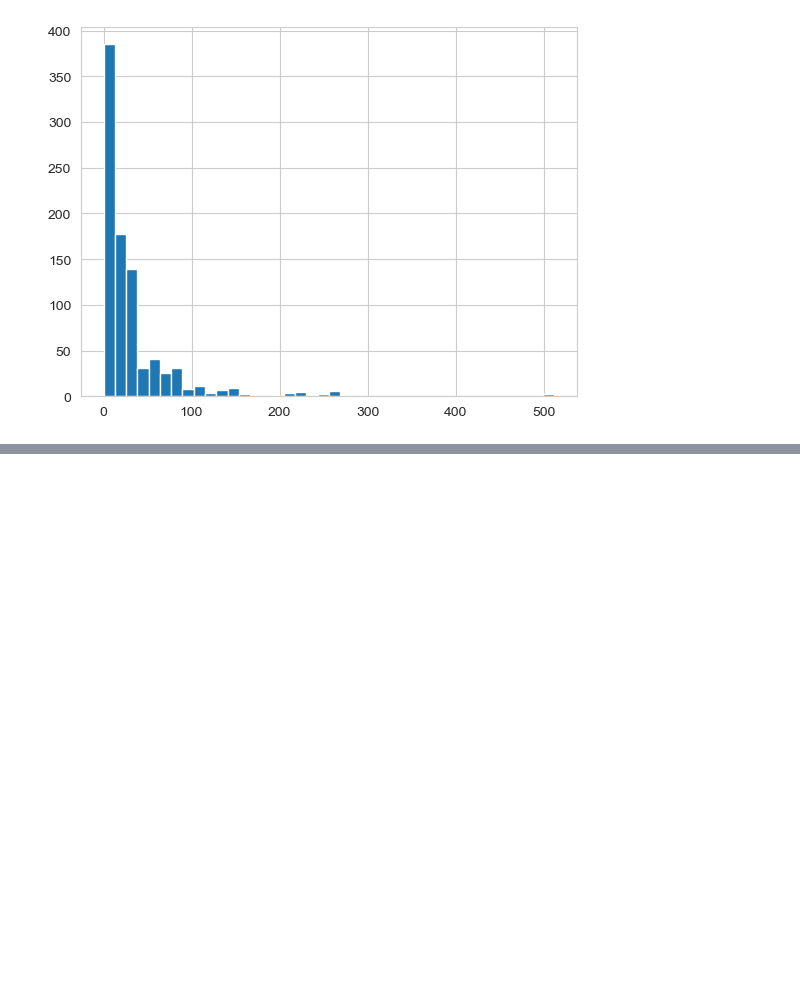
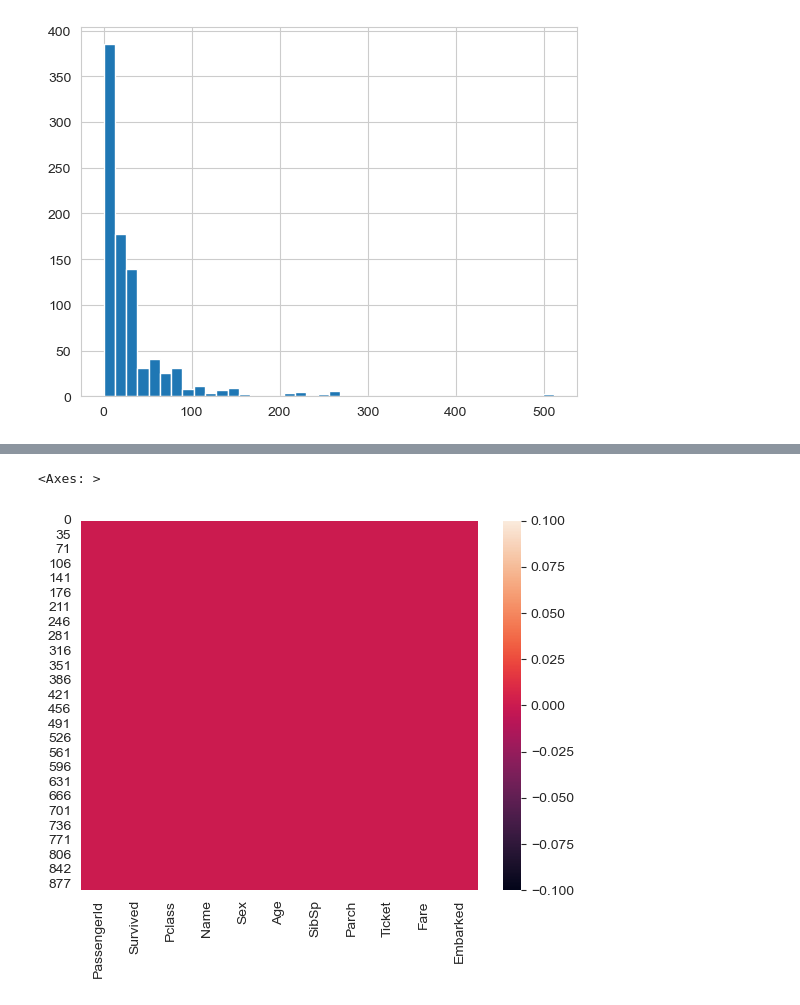
Before and after one commit to joharkhan99/Data-Science-Crash-Course, a Jupyter notebook: Machine_Learning/Logistic_Regression/Logistic Regression.ipynb, the cells around one changed output, grey strips where cells are left out. Saved outputs shown, nothing was run; the diff lists cells and outputs as text; code cells hidden in the pictures; blank space fills up the shorter version.

```diff
--- a/Machine_Learning/Logistic_Regression/Logistic Regression.ipynb
+++ b/Machine_Learning/Logistic_Regression/Logistic Regression.ipynb
@@ -89,0 +122,3 @@ train['Fare'].iplot(kind='hist', bins=40)
+# %%
+# drop cabin class as too much missin values
+train.drop('Cabin', axis=1, inplace=True)
@@ -89,0 +134,8 @@ train['Fare'].iplot(kind='hist', bins=40)
+# %%
+train.dropna(inplace=True)
+# %%
+# data cleaned
+sns.heatmap(train.isnull())
+# %% [output]
+<Axes: >
+[figure, added]
```
Also changed, not shown: parts of 28 cells of this notebook.
